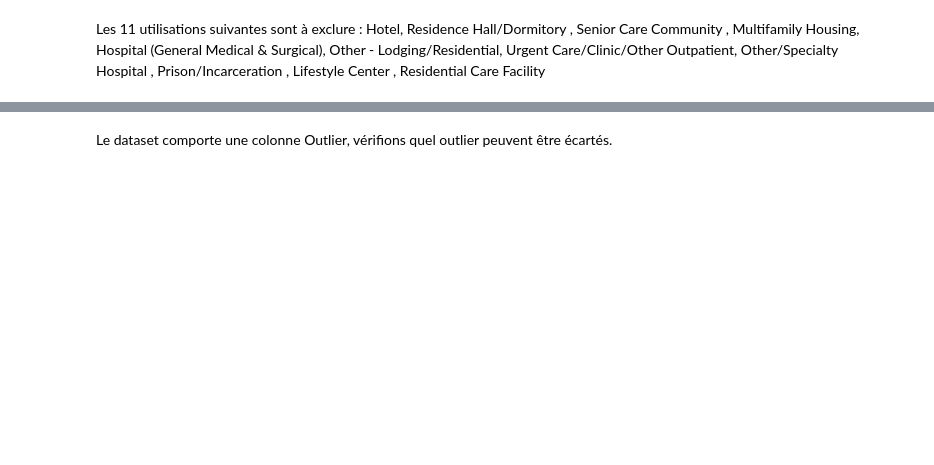
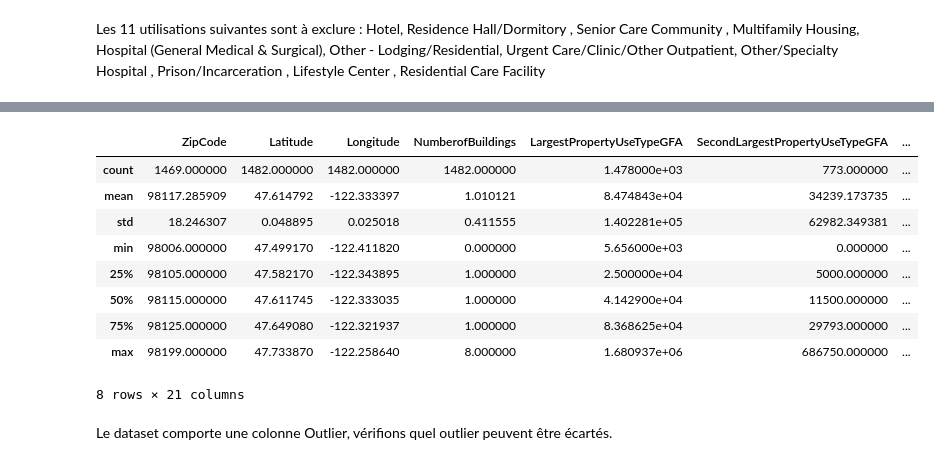
Before and after one commit to IngridFi70/Projet06, a Jupyter notebook: modelisation.ipynb, the cells around one changed output, grey strips where cells are left out. Saved outputs shown, nothing was run; the diff lists cells and outputs as text; code cells hidden in the pictures; blank space fills up the shorter version.

```diff
--- a/modelisation.ipynb
+++ b/modelisation.ipynb
@@ -332,3 +169,16 @@ Name: count, dtype: int64
+# %%
+building_consumption_clean.describe(include='float64')
+# %% [output]
+|  | ZipCode | Latitude | Longitude | NumberofBuildings | LargestPropertyUseTypeGFA | SecondLargestPropertyUseTypeGFA | ... |
+| count | 1469.000000 | 1482.000000 | 1482.000000 | 1482.000000 | 1.478000e+03 | 773.000000 | ... |
+| mean | 98117.285909 | 47.614792 | -122.333397 | 1.010121 | 8.474843e+04 | 34239.173735 | ... |
+| std | 18.246307 | 0.048895 | 0.025018 | 0.411555 | 1.402281e+05 | 62982.349381 | ... |
+| min | 98006.000000 | 47.499170 | -122.411820 | 0.000000 | 5.656000e+03 | 0.000000 | ... |
+| 25% | 98105.000000 | 47.582170 | -122.343895 | 1.000000 | 2.500000e+04 | 5000.000000 | ... |
+| 50% | 98115.000000 | 47.611745 | -122.333035 | 1.000000 | 4.142900e+04 | 11500.000000 | ... |
+| 75% | 98125.000000 | 47.649080 | -122.321937 | 1.000000 | 8.368625e+04 | 29793.000000 | ... |
+| max | 98199.000000 | 47.733870 | -122.258640 | 8.000000 | 1.680937e+06 | 686750.000000 | ... |
+8 rows × 21 columns
 # %% [markdown]
 Le dataset comporte une colonne Outlier, vérifions quel outlier peuvent être écartés.
 # %%
```
Also changed, not shown: parts of 30 cells of this notebook.
